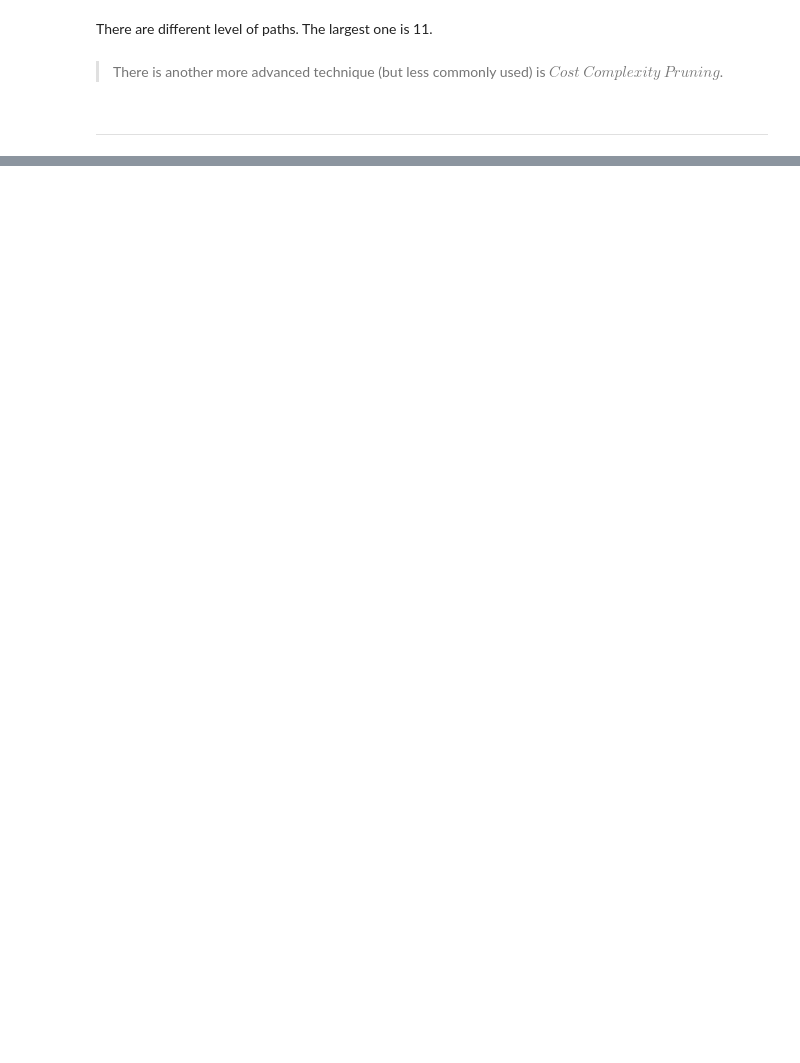
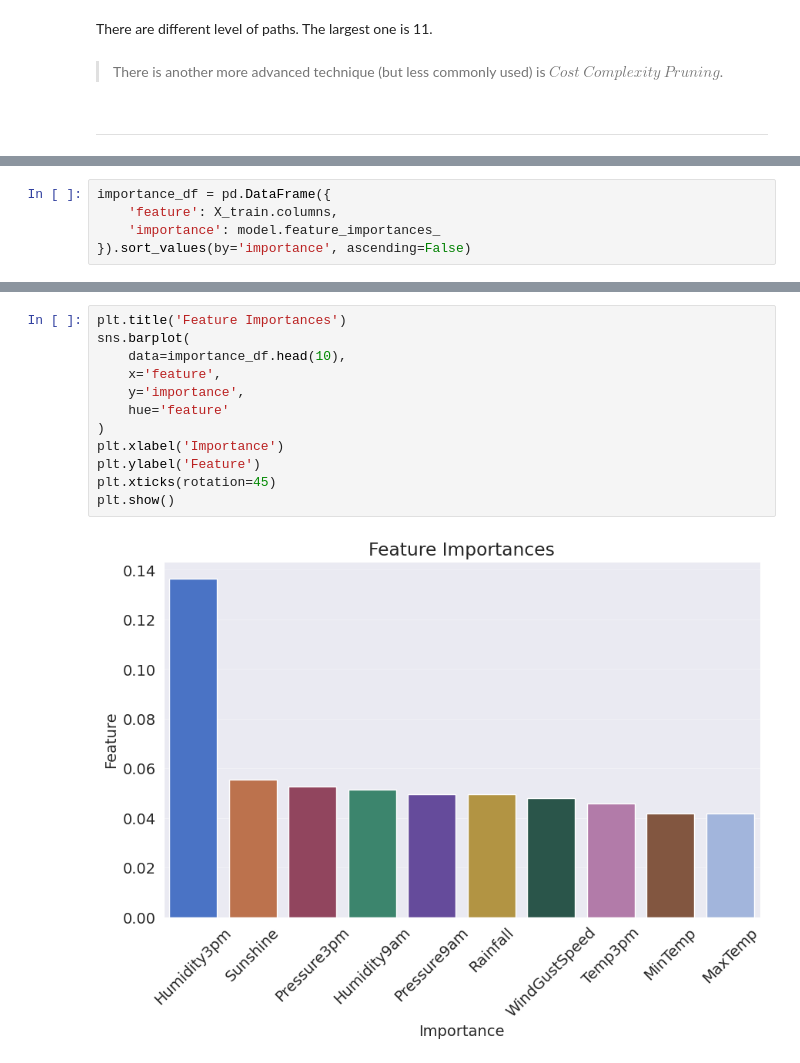
Before and after one commit to mebre7/weather-forecasting-aus-ml, a Jupyter notebook: Decision_Trees_and_Random_Forest/notebook/decision_trees_and_random_forest.ipynb, the cells around one changed output, grey strips where cells are left out. Drawn from its saved outputs; the diff is of its cells as text; blank space fills up the shorter version.

```diff
--- a/Decision_Trees_and_Random_Forest/notebook/decision_trees_and_random_forest.ipynb
+++ b/Decision_Trees_and_Random_Forest/notebook/decision_trees_and_random_forest.ipynb
@@ -577,0 +1191,5 @@ There are different level of paths. The largest one is 11.
+# %%
+importance_df = pd.DataFrame({
+    'feature': X_train.columns,
+    'importance': model.feature_importances_
+}).sort_values(by='importance', ascending=False)
@@ -577,0 +1212,14 @@ There are different level of paths. The largest one is 11.
+# %%
+plt.title('Feature Importances')
+sns.barplot(
+    data=importance_df.head(10),
+    x='feature',
+    y='importance',
+    hue='feature'
+)
+plt.xlabel('Importance')
+plt.ylabel('Feature')
+plt.xticks(rotation=45)
+plt.show()
+# %% [output]
+[figure, added]
```
Also changed, not shown: parts of 122 cells of this notebook.
